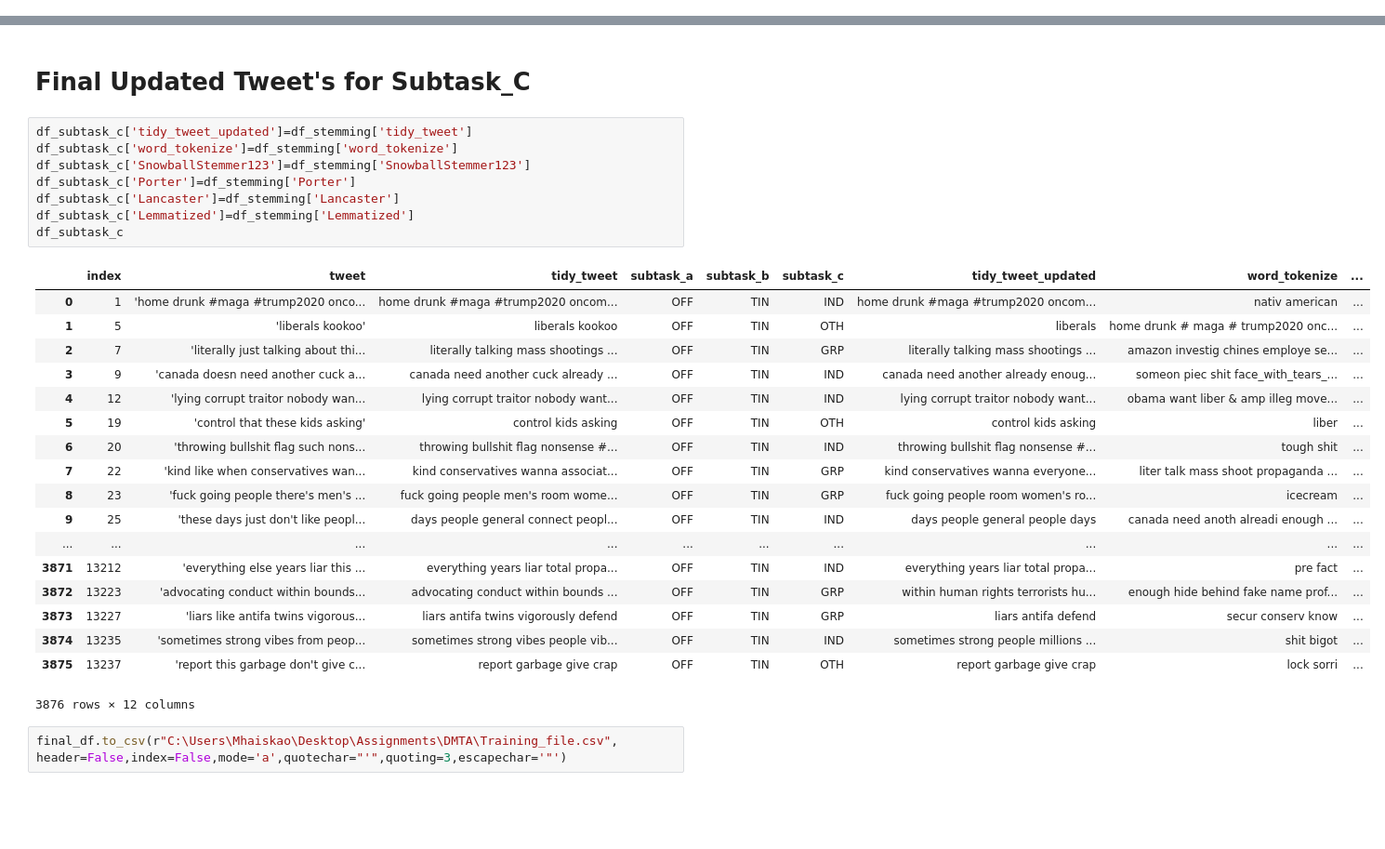
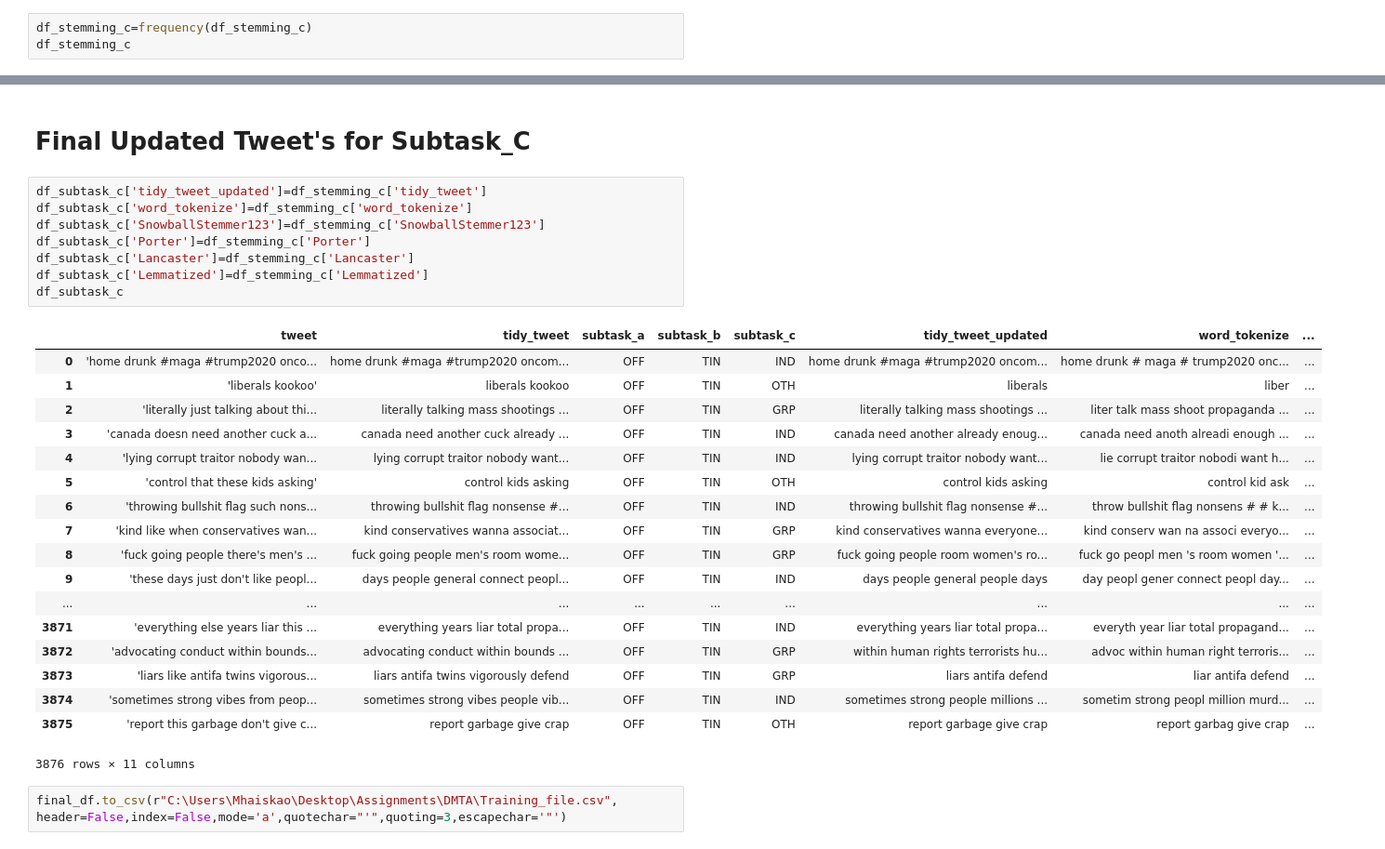
Before and after one commit to mhaiskarshridhar/OffensEval-2019, a Jupyter notebook: SemEvaluation.ipynb, the cells around one changed output, grey strips where cells are left out. Shown at 93% size. Cells and saved outputs as stored; diff of their text form; blank space fills up the shorter version.

Commit message:
Processed Tweet's for Subtask_C

```diff
--- a/SemEvaluation.ipynb
+++ b/SemEvaluation.ipynb
@@ -654,0 +633,3 @@ df_stemming
+# %%
+df_stemming_c=frequency(df_stemming_c)
+df_stemming_c
@@ -655,32 +661,32 @@ df_stemming
 # %% [markdown]
 # Final Updated Tweet's for Subtask_C
 # %%
-df_subtask_c['tidy_tweet_updated']=df_stemming['tidy_tweet']
-df_subtask_c['word_tokenize']=df_stemming['word_tokenize']
-df_subtask_c['SnowballStemmer123']=df_stemming['SnowballStemmer123']
-df_subtask_c['Porter']=df_stemming['Porter']
-df_subtask_c['Lancaster']=df_stemming['Lancaster']
-df_subtask_c['Lemmatized']=df_stemming['Lemmatized']
+df_subtask_c['tidy_tweet_updated']=df_stemming_c['tidy_tweet']
+df_subtask_c['word_tokenize']=df_stemming_c['word_tokenize']
+df_subtask_c['SnowballStemmer123']=df_stemming_c['SnowballStemmer123']
+df_subtask_c['Porter']=df_stemming_c['Porter']
+df_subtask_c['Lancaster']=df_stemming_c['Lancaster']
+df_subtask_c['Lemmatized']=df_stemming_c['Lemmatized']
 df_subtask_c
 # %% [output]
-|  | index | tweet | tidy_tweet | subtask_a | subtask_b | subtask_c | tidy_tweet_updated | word_tokenize | ... |
-| 0 | 1 | 'home drunk #maga #trump2020 onco... | home drunk #maga #trump2020 oncom... | OFF | TIN | IND | home drunk #maga #trump2020 oncom... | nativ american | ... |
-| 1 | 5 | 'liberals kookoo' | liberals kookoo | OFF | TIN | OTH | liberals | home drunk # maga # trump2020 onc... | ... |
-| 2 | 7 | 'literally just talking about thi... | literally talking mass shootings ... | OFF | TIN | GRP | literally talking mass shootings ... | amazon investig chines employe se... | ... |
-| 3 | 9 | 'canada doesn need another cuck a... | canada need another cuck already ... | OFF | TIN | IND | canada need another already enoug... | someon piec shit face_with_tears_... | ... |
-| 4 | 12 | 'lying corrupt traitor nobody wan... | lying corrupt traitor nobody want... | OFF | TIN | IND | lying corrupt traitor nobody want... | obama want liber & amp illeg move... | ... |
-| 5 | 19 | 'control that these kids asking' | control kids asking | OFF | TIN | OTH | control kids asking | liber | ... |
-| 6 | 20 | 'throwing bullshit flag such nons... | throwing bullshit flag nonsense #... | OFF | TIN | IND | throwing bullshit flag nonsense #... | tough shit | ... |
-| 7 | 22 | 'kind like when conservatives wan... | kind conservatives wanna associat... | OFF | TIN | GRP | kind conservatives wanna everyone... | liter talk mass shoot propaganda ... | ... |
-| 8 | 23 | 'fuck going people there's men's ... | fuck going people men's room wome... | OFF | TIN | GRP | fuck going people room women's ro... | icecream | ... |
-| 9 | 25 | 'these days just don't like peopl... | days people general connect peopl... | OFF | TIN | IND | days people general people days | canada need anoth alreadi enough ... | ... |
-| ... | ... | ... | ... | ... | ... | ... | ... | ... | ... |
-| 3871 | 13212 | 'everything else years liar this ... | everything years liar total propa... | OFF | TIN | IND | everything years liar total propa... | pre fact | ... |
-| 3872 | 13223 | 'advocating conduct within bounds... | advocating conduct within bounds ... | OFF | TIN | GRP | within human rights terrorists hu... | enough hide behind fake name prof... | ... |
-| 3873 | 13227 | 'liars like antifa twins vigorous... | liars antifa twins vigorously defend | OFF | TIN | GRP | liars antifa defend | secur conserv know | ... |
-| 3874 | 13235 | 'sometimes strong vibes from peop... | sometimes strong vibes people vib... | OFF | TIN | IND | sometimes strong people millions ... | shit bigot | ... |
-| 3875 | 13237 | 'report this garbage don't give c... | report garbage give crap | OFF | TIN | OTH | report garbage give crap | lock sorri | ... |
+|  | tweet | tidy_tweet | subtask_a | subtask_b | subtask_c | tidy_tweet_updated | word_tokenize | ... |
+| 0 | 'home drunk #maga #trump2020 onco... | home drunk #maga #trump2020 oncom... | OFF | TIN | IND | home drunk #maga #trump2020 oncom... | home drunk # maga # trump2020 onc... | ... |
+| 1 | 'liberals kookoo' | liberals kookoo | OFF | TIN | OTH | liberals | liber | ... |
+| 2 | 'literally just talking about thi... | literally talking mass shootings ... | OFF | TIN | GRP | literally talking mass shootings ... | liter talk mass shoot propaganda ... | ... |
+| 3 | 'canada doesn need another cuck a... | canada need another cuck already ... | OFF | TIN | IND | canada need another already enoug... | canada need anoth alreadi enough ... | ... |
+| 4 | 'lying corrupt traitor nobody wan... | lying corrupt traitor nobody want... | OFF | TIN | IND | lying corrupt traitor nobody want... | lie corrupt traitor nobodi want h... | ... |
+| 5 | 'control that these kids asking' | control kids asking | OFF | TIN | OTH | control kids asking | control kid ask | ... |
+| 6 | 'throwing bullshit flag such nons... | throwing bullshit flag nonsense #... | OFF | TIN | IND | throwing bullshit flag nonsense #... | throw bullshit flag nonsens # # k... | ... |
+| 7 | 'kind like when conservatives wan... | kind conservatives wanna associat... | OFF | TIN | GRP | kind conservatives wanna everyone... | kind conserv wan na associ everyo... | ... |
+| 8 | 'fuck going people there's men's ... | fuck going people men's room wome... | OFF | TIN | GRP | fuck going people room women's ro... | fuck go peopl men 's room women '... | ... |
+| 9 | 'these days just don't like peopl... | days people general connect peopl... | OFF | TIN | IND | days people general people days | day peopl gener connect peopl day... | ... |
+| ... | ... | ... | ... | ... | ... | ... | ... | ... |
+| 3871 | 'everything else years liar this ... | everything years liar total propa... | OFF | TIN | IND | everything years liar total propa... | everyth year liar total propagand... | ... |
+| 3872 | 'advocating conduct within bounds... | advocating conduct within bounds ... | OFF | TIN | GRP | within human rights terrorists hu... | advoc within human right terroris... | ... |
+| 3873 | 'liars like antifa twins vigorous... | liars antifa twins vigorously defend | OFF | TIN | GRP | liars antifa defend | liar antifa defend | ... |
+| 3874 | 'sometimes strong vibes from peop... | sometimes strong vibes people vib... | OFF | TIN | IND | sometimes strong people millions ... | sometim strong peopl million murd... | ... |
+| 3875 | 'report this garbage don't give c... | report garbage give crap | OFF | TIN | OTH | report garbage give crap | report garbag give crap | ... |
-3876 rows × 12 columns
+3876 rows × 11 columns
 # %%
 final_df.to_csv(r"C:\Users\Mhaiskao\Desktop\Assignments\DMTA\Training_file.csv", header=False,index=False,mode='a',quotechar="'",quoting=3,escapechar='"')
 # %% [output]
```
Also changed, not shown: parts of 2 cells of this notebook.
